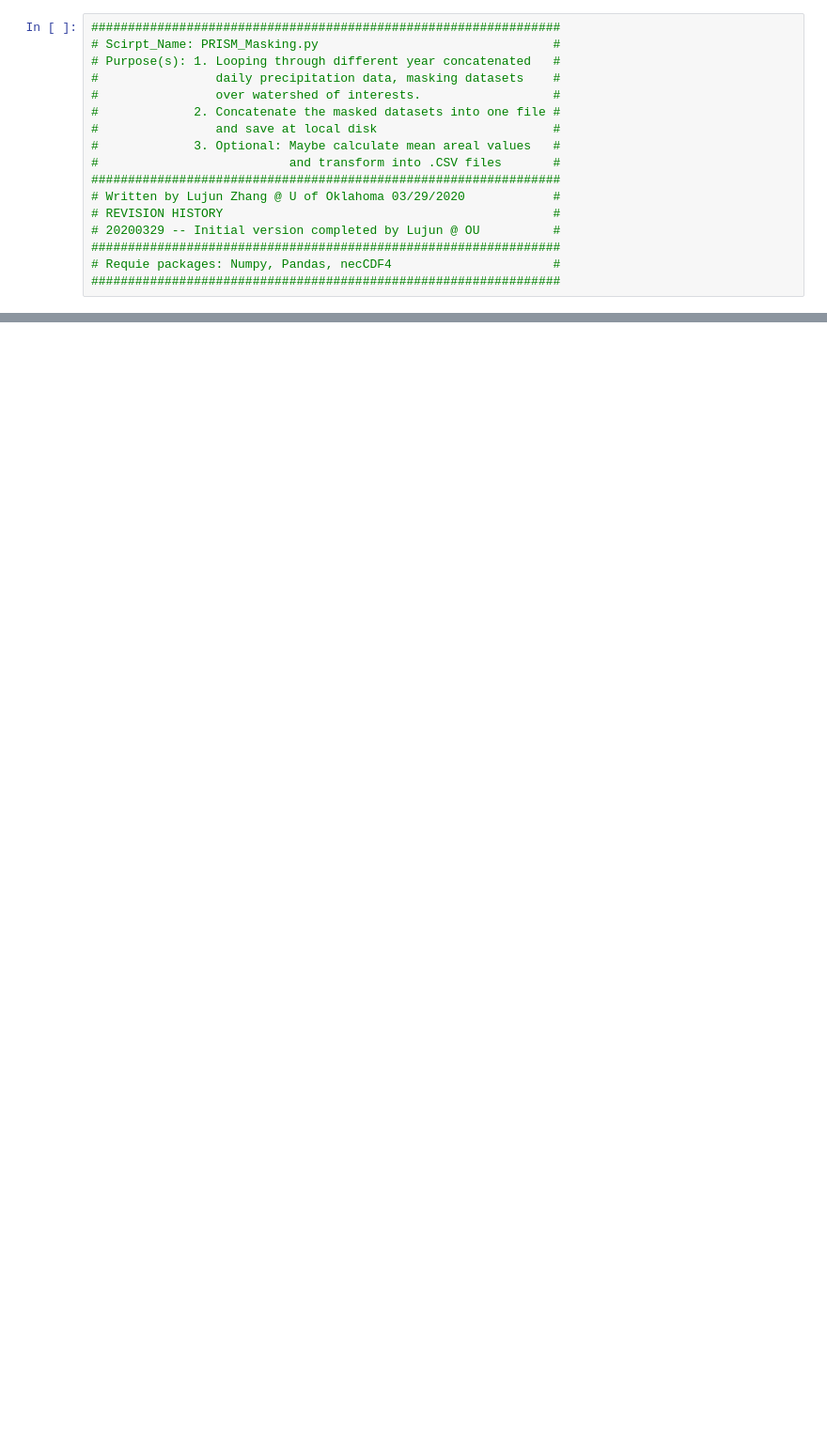
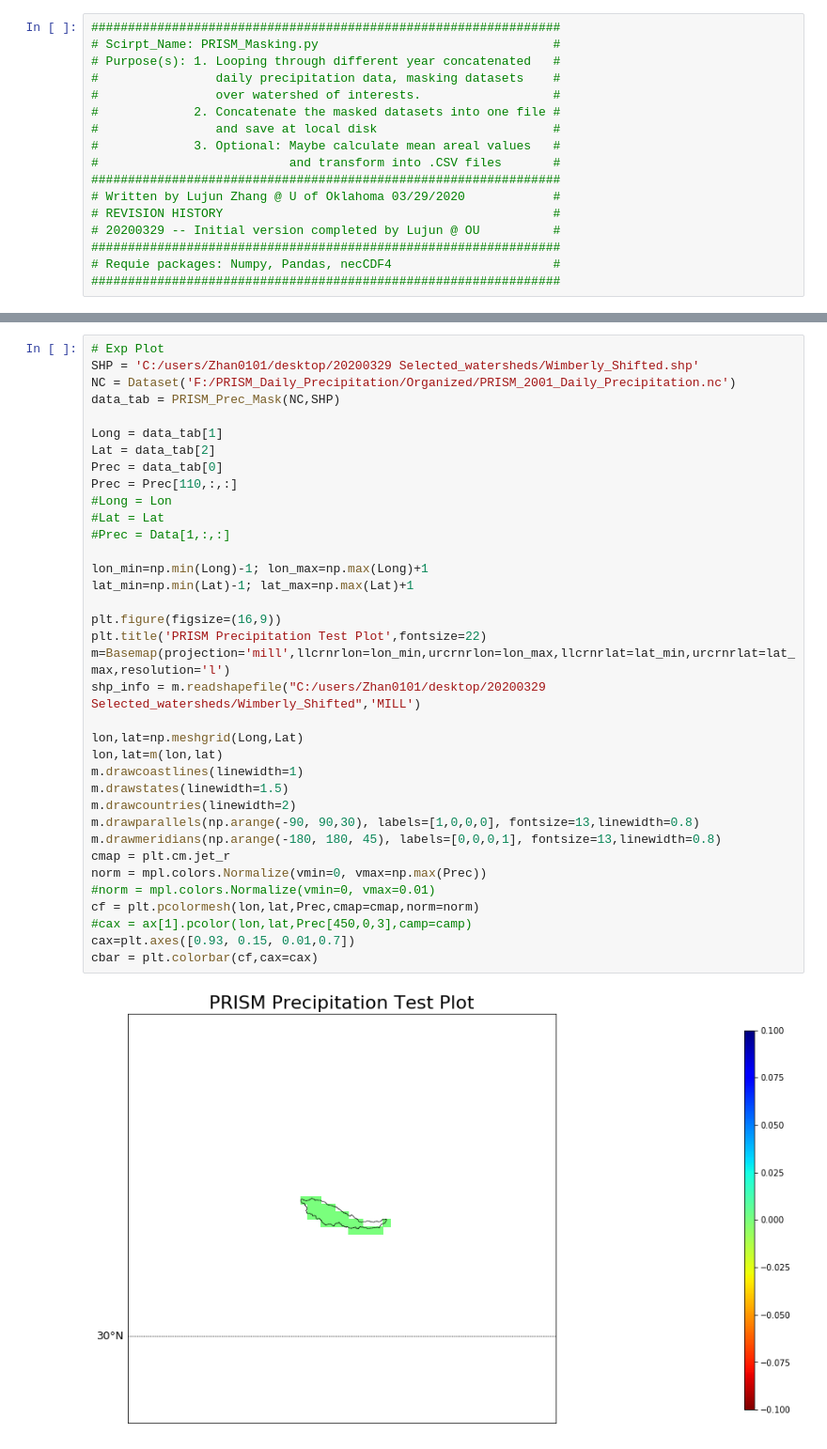
Before and after one commit to LujunZz/PRISM_Precipitation, a Jupyter notebook: 2. PRSIM_Masking.ipynb, the cells around one changed output, grey strips where cells are left out. Shown at 94% size. Cells and saved outputs as stored; diff of their text form; blank space fills up the shorter version.

```diff
--- a/2. PRSIM_Masking.ipynb
+++ b/2. PRSIM_Masking.ipynb
@@ -36,2 +113,40 @@ import gdal
+# %%
+# Exp Plot
+SHP = 'C:/users/Zhan0101/desktop/20200329 Selected_watersheds/Wimberly_Shifted.shp'
+NC = Dataset('F:/PRISM_Daily_Precipitation/Organized/PRISM_2001_Daily_Precipitation.nc')
+data_tab = PRISM_Prec_Mask(NC,SHP)
+
+Long = data_tab[1]
+Lat = data_tab[2]
+Prec = data_tab[0]
+Prec = Prec[110,:,:]
+#Long = Lon
+#Lat = Lat
+#Prec = Data[1,:,:]
+
+lon_min=np.min(Long)-1; lon_max=np.max(Long)+1
+lat_min=np.min(Lat)-1; lat_max=np.max(Lat)+1
+
+plt.figure(figsize=(16,9))
+plt.title('PRISM Precipitation Test Plot',fontsize=22)
+m=Basemap(projection='mill',llcrnrlon=lon_min,urcrnrlon=lon_max,llcrnrlat=lat_min,urcrnrlat=lat_max,resolution='l')
+shp_info = m.readshapefile("C:/users/Zhan0101/desktop/20200329 Selected_watersheds/Wimberly_Shifted",'MILL')
+
+lon,lat=np.meshgrid(Long,Lat)
+lon,lat=m(lon,lat)
+m.drawcoastlines(linewidth=1)
+m.drawstates(linewidth=1.5)
+m.drawcountries(linewidth=2)
+m.drawparallels(np.arange(-90, 90,30), labels=[1,0,0,0], fontsize=13,linewidth=0.8)
+m.drawmeridians(np.arange(-180, 180, 45), labels=[0,0,0,1], fontsize=13,linewidth=0.8)
+cmap = plt.cm.jet_r
+norm = mpl.colors.Normalize(vmin=0, vmax=np.max(Prec))
+#norm = mpl.colors.Normalize(vmin=0, vmax=0.01)
+cf = plt.pcolormesh(lon,lat,Prec,cmap=cmap,norm=norm)
+#cax = ax[1].pcolor(lon,lat,Prec[450,0,3],camp=camp)
+cax=plt.axes([0.93, 0.15, 0.01,0.7])
+cbar = plt.colorbar(cf,cax=cax)
+# %% [output]
+[figure, added]
 # %%
 # Shapefile information specification
```
Also changed, not shown: parts of 8 cells of this notebook.
